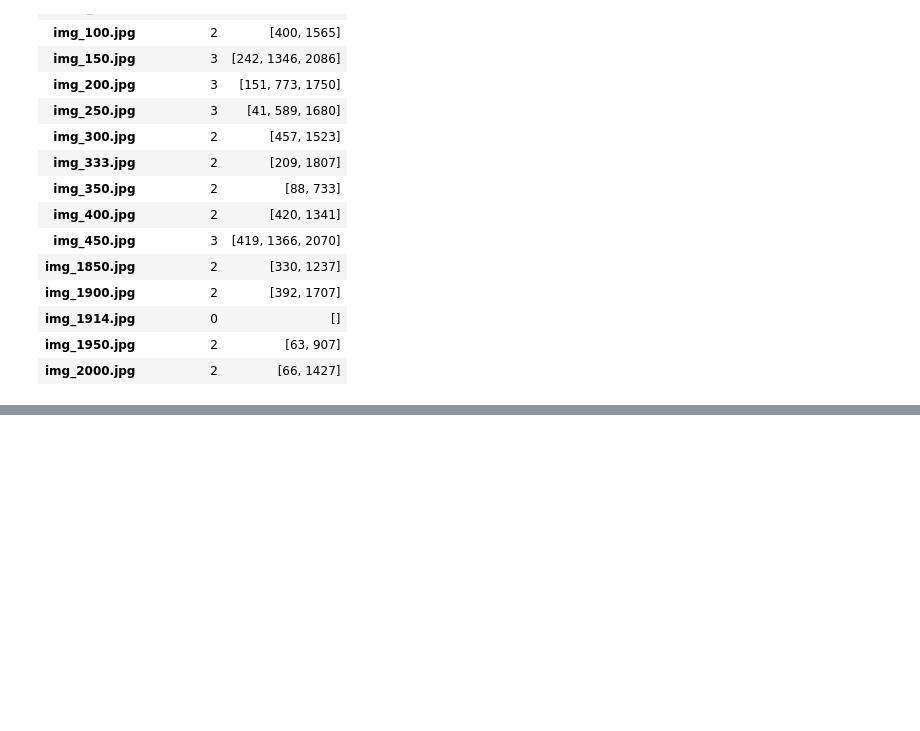
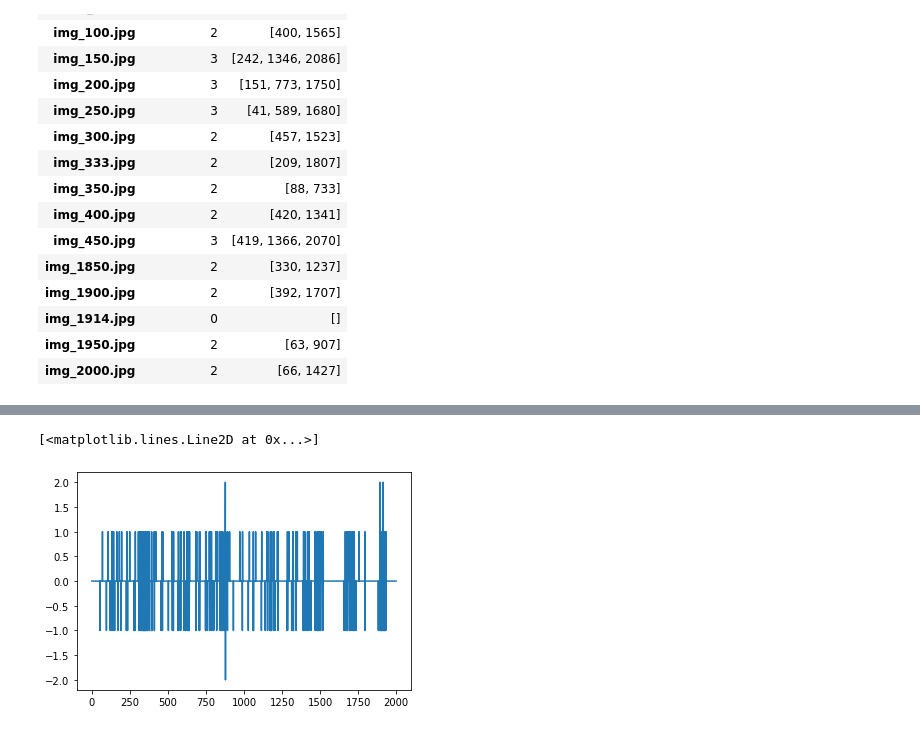
Before and after one commit to jcgarciaca/object_detection_utilities, a Jupyter notebook: OD_Extract_Regions_Y_Clusters.ipynb, the cells around one changed output, grey strips where cells are left out. Cells and saved outputs as stored; diff of their text form; code cells hidden in the pictures; blank space fills up the shorter version.

```diff
--- a/OD_Extract_Regions_Y_Clusters.ipynb
+++ b/OD_Extract_Regions_Y_Clusters.ipynb
@@ -304,0 +332,5 @@ df
+# %%
+plt.plot(d_clusters)
+# %% [output]
+[<matplotlib.lines.Line2D at 0x...>]
+[figure, added]
```
Also changed, not shown: parts of 15 cells of this notebook.
